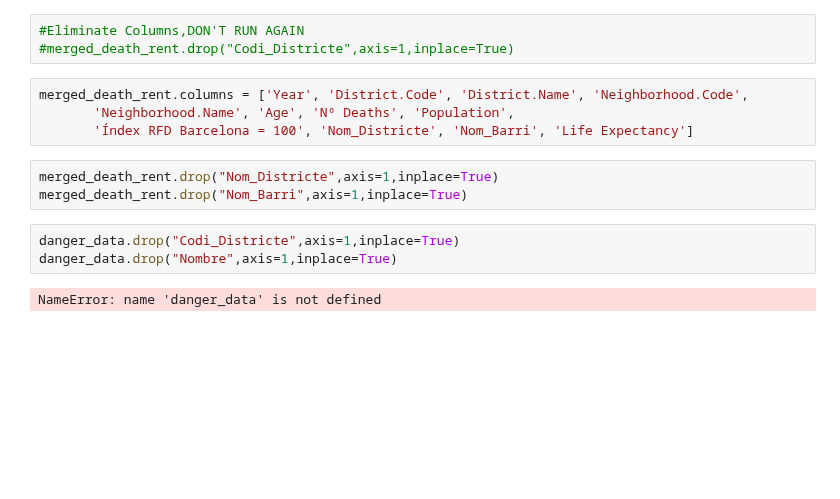
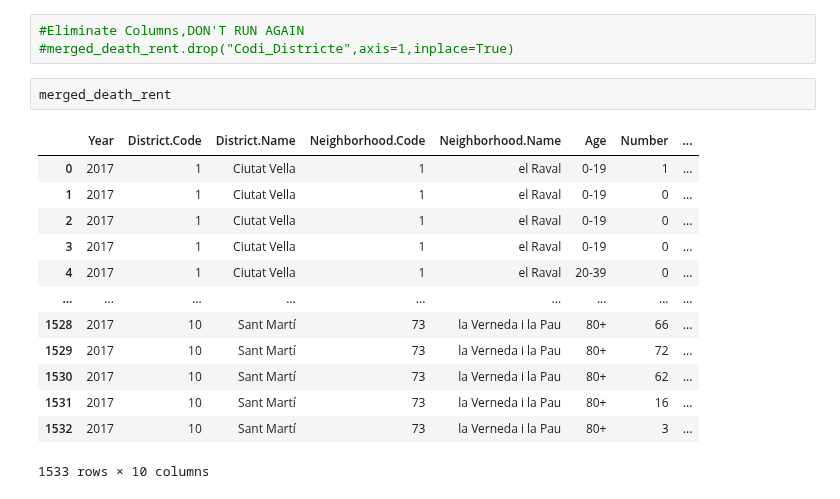
Before and after one commit to ta-data-bcn/Project-Week-2-Barcelona, a Jupyter notebook: your-project/Code/Ramon_JN.ipynb, the cells around one changed output. Drawn from its saved outputs; the diff is of its cells as text; blank space fills up the shorter version.

```diff
--- a/your-project/Code/Ramon_JN.ipynb
+++ b/your-project/Code/Ramon_JN.ipynb
@@ -414,16 +254,20 @@ Index(['Year', 'District.Code', 'District.Name', 'Neighborhood.Code',
 # %%
 #Eliminate Columns,DON'T RUN AGAIN
 #merged_death_rent.drop("Codi_Districte",axis=1,inplace=True)
-# %%
-merged_death_rent.columns = ['Year', 'District.Code', 'District.Name', 'Neighborhood.Code',
-       'Neighborhood.Name', 'Age', 'Nº Deaths', 'Population',
-       'Índex RFD Barcelona = 100', 'Nom_Districte', 'Nom_Barri', 'Life Expectancy']
-# %%
-merged_death_rent.drop("Nom_Districte",axis=1,inplace=True)
-merged_death_rent.drop("Nom_Barri",axis=1,inplace=True)
-# %%
-danger_data.drop("Codi_Districte",axis=1,inplace=True)
-danger_data.drop("Nombre",axis=1,inplace=True)
-# %% [output]
-NameError: name 'danger_data' is not defined
+# %%
+merged_death_rent
+# %% [output]
+|  | Year | District.Code | District.Name | Neighborhood.Code | Neighborhood.Name | Age | Number | ... |
+| 0 | 2017 | 1 | Ciutat Vella | 1 | el Raval | 0-19 | 1 | ... |
+| 1 | 2017 | 1 | Ciutat Vella | 1 | el Raval | 0-19 | 0 | ... |
+| 2 | 2017 | 1 | Ciutat Vella | 1 | el Raval | 0-19 | 0 | ... |
+| 3 | 2017 | 1 | Ciutat Vella | 1 | el Raval | 0-19 | 0 | ... |
+| 4 | 2017 | 1 | Ciutat Vella | 1 | el Raval | 20-39 | 0 | ... |
+| ... | ... | ... | ... | ... | ... | ... | ... | ... |
+| 1528 | 2017 | 10 | Sant Martí | 73 | la Verneda i la Pau | 80+ | 66 | ... |
+| 1529 | 2017 | 10 | Sant Martí | 73 | la Verneda i la Pau | 80+ | 72 | ... |
+| 1530 | 2017 | 10 | Sant Martí | 73 | la Verneda i la Pau | 80+ | 62 | ... |
+| 1531 | 2017 | 10 | Sant Martí | 73 | la Verneda i la Pau | 80+ | 16 | ... |
+| 1532 | 2017 | 10 | Sant Martí | 73 | la Verneda i la Pau | 80+ | 3 | ... |
+1533 rows × 10 columns
 # %%
```
Also changed, not shown: parts of 32 cells of this notebook, 2 other files.
